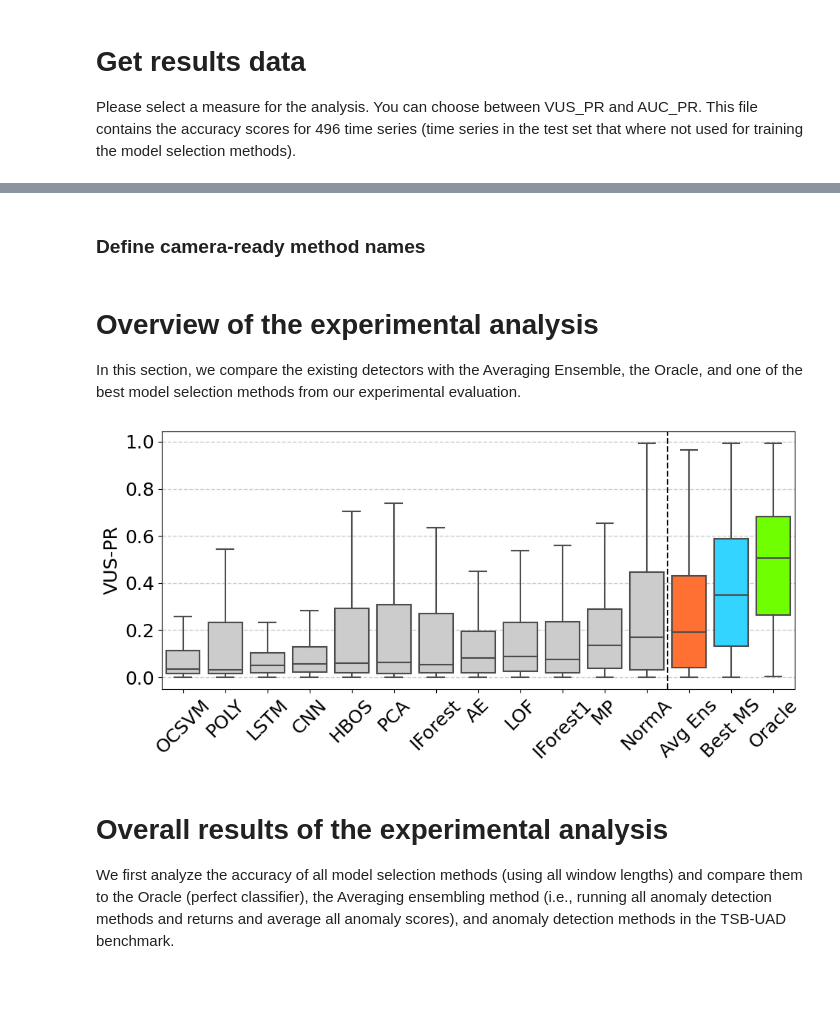
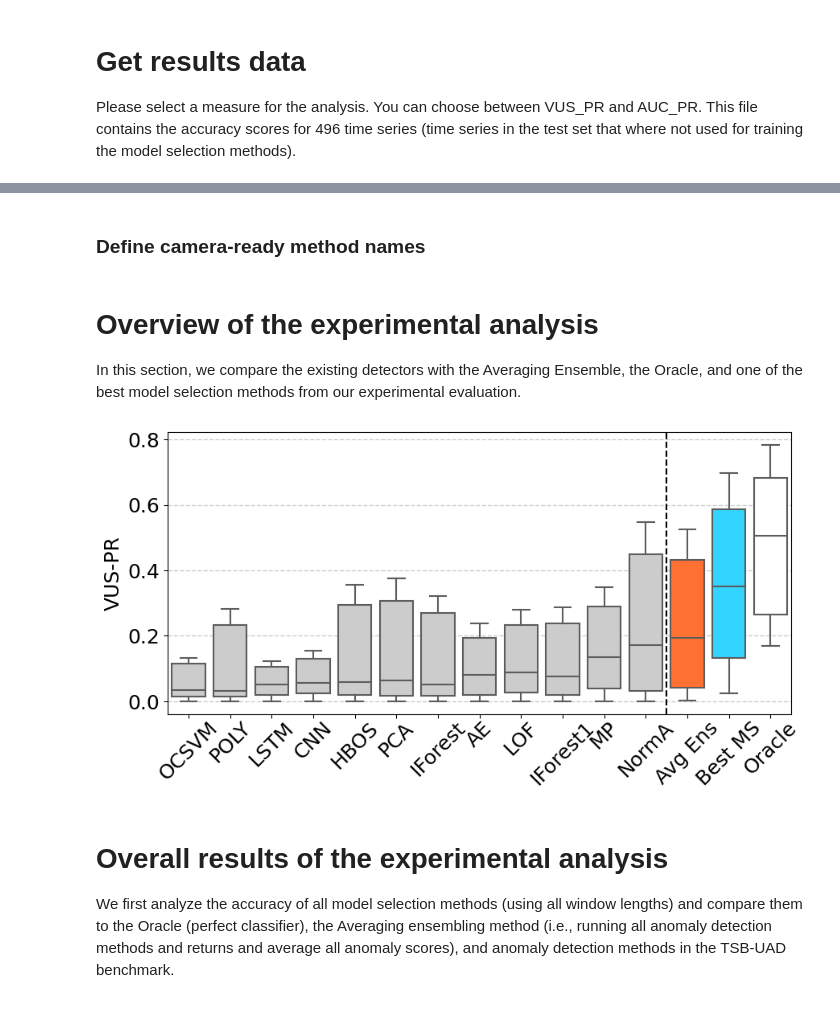
Before and after one commit to boniolp/MSAD, a Jupyter notebook: experiments/accuracy_analysis/Accuracy_Evaluation.ipynb, the cells around one changed output, grey strips where cells are left out. Drawn from its saved outputs; the diff is of its cells as text; code cells hidden in the pictures.

Commit message:
Still fixing the plots

```diff
--- a/experiments/accuracy_analysis/Accuracy_Evaluation.ipynb
+++ b/experiments/accuracy_analysis/Accuracy_Evaluation.ipynb
@@ -11,10 +11,11 @@ from numpy.polynomial.polynomial import polyfit
 
 from IPython.display import display, HTML
 display(HTML("<style>.container { width:80% !important; }</style>"))
+plt.rcParams['xtick.major.pad']='0'
 # %%
 # Set up methods' colors
 methods_colors = {
-    "oracle": "#70FF00",
+    "oracle": "#FFFFFF",  # 70FF00 (old bright green color)
     "avg_ens": "#FF7133", #FF7133 -> FF9664 (lighter)
     "best_ms": "#33D4FF",
     "detectors": "#CCCCCC",
@@ -31,7 +32,7 @@ methods_colors = {
 
 Please select a measure for the analysis. You can choose between VUS_PR and AUC_PR. This file contains the accuracy scores for 496 time series (time series in the test set that where not used for training the model selection methods).
 # %%
-measure_name = 'AUC_PR'
+measure_name = 'VUS_PR'
 df = pd.read_csv('../../results/accuracy/all_accuracy_{}.csv'.format(measure_name))
 df = df.drop(labels='Unnamed: 0',axis=1)
 
@@ -93,6 +94,6 @@ df
 497 rows × 284 columns
-# %% [markdown]
-### Define camera-ready method names
+# %% [markdown]
+### Define camera-ready method names
 # %%
 all_length = [16, 32, 64, 128, 256, 512, 768, 1024]
 
@@ -157,34 +158,36 @@ In this section, we compare the existing detectors with the Averaging Ensemble,
 # %%
 def plot_result_boxplot_dataset():
     plt.rcParams.update({'font.size': 18})
-    plt.figure(figsize=(10, 5))
+    plt.figure(figsize=(10, 4.55))
     plt.grid(color='k', linestyle='--', linewidth=1, alpha=0.2)
+    best_ms = 'resnet_1024'
+#     best_ms = 'convnet_128'
 
     old_method_order = ['OCSVM','POLY','LSTM','CNN','HBOS','PCA','IFOREST','AE','LOF','IFOREST1','MP','NORMA']
     my_pal = {method: methods_colors["detectors"] for method in old_method_order}
-    my_pal = {**my_pal, **{"Avg Ens": methods_colors["avg_ens"], 'resnet_1024': methods_colors["best_ms"], 'Oracle': methods_colors["oracle"] }}
+    my_pal = {**my_pal, **{"Avg Ens": methods_colors["avg_ens"], best_ms: methods_colors["best_ms"], 'Oracle': methods_colors["oracle"] }}
 
-    tmp_methods = old_method_order + ['Avg Ens', 'resnet_1024', 'Oracle']
-    bplot = sns.boxplot(data=df[tmp_methods], palette=my_pal, showfliers = False, saturation=1)
+    tmp_methods = old_method_order + ['Avg Ens', best_ms, 'Oracle']
+    bplot = sns.boxplot(data=df[tmp_methods], palette=my_pal, showfliers = False, saturation=1, whis=0.241289844)
 
     xticks_labels = []
     for x in tmp_methods:
-        if x != 'resnet_1024':
+        if x != best_ms:
             xticks_labels.append(final_names[x])
         else:
             xticks_labels.append(final_names['best_ms'])
 
     plt.xticks(list(range(len(xticks_labels))), xticks_labels, rotation=45)
     plt.ylabel(final_names[measure_name])
 
     plt.axvline(11.5, color='black', linestyle='--')
-    plt.tight_layout()
+#     plt.tight_layout()
     plt.show()
     plt.close()
 
 plot_result_boxplot_dataset()
 # %% [output]
-[figure, old version]
+[figure, new version]
 # %% [markdown]
 # Overall results of the experimental analysis
 
```
Also changed, not shown: parts of 11 cells of this notebook, 2 other files.
